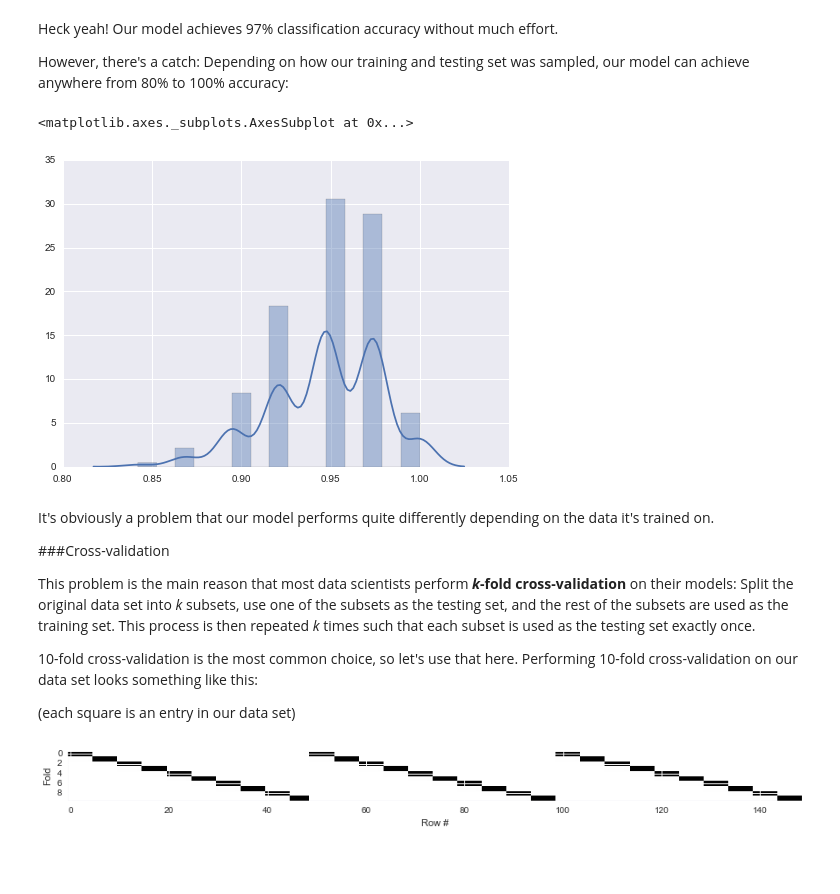
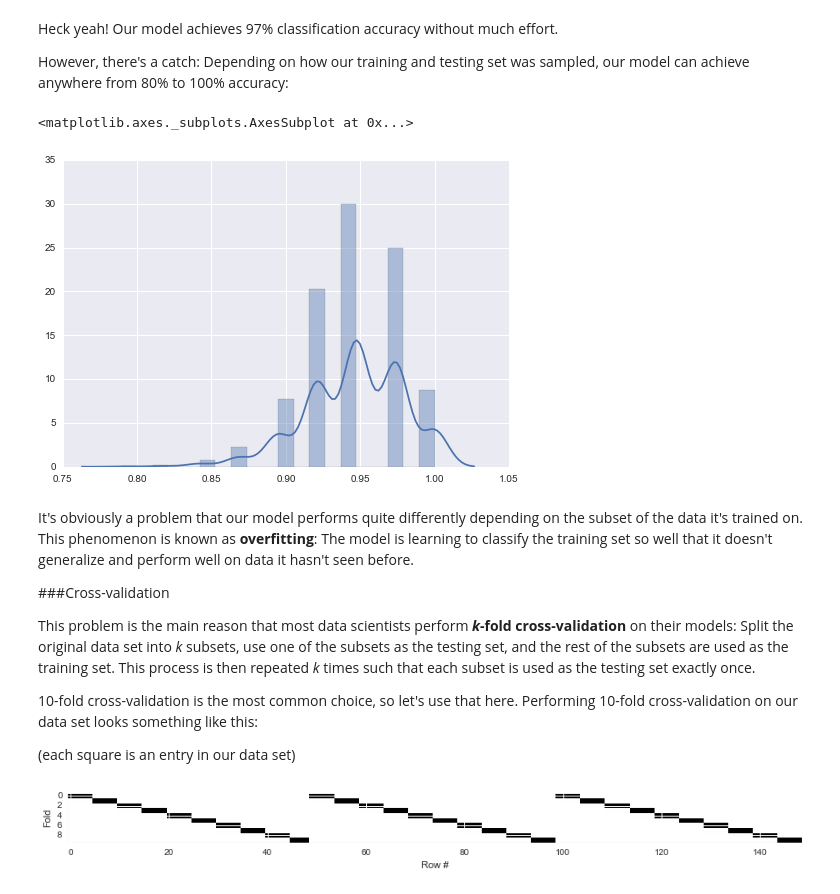
Before and after one commit to rhiever/Data-Analysis-and-Machine-Learning-Projects, a Jupyter notebook: example-data-science-notebook/Example Machine Learning Notebook.ipynb, the cells around one changed output. Cells and saved outputs as stored; diff of their text form; code cells hidden in the pictures; blank space fills up the shorter version.

```diff
--- a/example-data-science-notebook/Example Machine Learning Notebook.ipynb
+++ b/example-data-science-notebook/Example Machine Learning Notebook.ipynb
@@ -470,14 +470,14 @@ There are several random forest classifier [parameters](http://scikit-learn.org/
 # %%
-from sklearn.ensemble import RandomForestClassifier
+from sklearn.tree import DecisionTreeClassifier
 
 # Create the classifier
-random_forest_classifier = RandomForestClassifier(n_estimators=10)
+decision_tree_classifier = DecisionTreeClassifier()
 
 # Train the classifier on the training set
-random_forest_classifier.fit(training_inputs, training_classes)
+decision_tree_classifier.fit(training_inputs, training_classes)
 
 # Validate the classifier on the testing set using classification accuracy
-random_forest_classifier.score(testing_inputs, testing_classes)
+decision_tree_classifier.score(testing_inputs, testing_classes)
 # %% [output]
 0.97368421052631582
 # %% [markdown]
@@ -487,23 +487,23 @@ However, there's a catch: Depending on how our training and testing set was samp
 # %%
 model_accuracies = []
 
 for repetition in range(1000):
     (training_inputs,
      testing_inputs,
      training_classes,
      testing_classes) = train_test_split(all_inputs, all_classes, train_size=0.75)
 
-    random_forest_classifier = RandomForestClassifier(n_estimators=10)
-    random_forest_classifier.fit(training_inputs, training_classes)
-    classifier_accuracy = random_forest_classifier.score(testing_inputs, testing_classes)
+    decision_tree_classifier = DecisionTreeClassifier()
+    decision_tree_classifier.fit(training_inputs, training_classes)
+    classifier_accuracy = decision_tree_classifier.score(testing_inputs, testing_classes)
     model_accuracies.append(classifier_accuracy)
 
 sb.distplot(model_accuracies)
 # %% [output]
 <matplotlib.axes._subplots.AxesSubplot at 0x...>
-[figure, old version]
+[figure, new version]
 # %% [markdown]
-It's obviously a problem that our model performs quite differently depending on the data it's trained on.
+It's obviously a problem that our model performs quite differently depending on the subset of the data it's trained on. This phenomenon is known as **overfitting**: The model is learning to classify the training set so well that it doesn't generalize and perform well on data it hasn't seen before.
 
 ###Cross-validation
 
```
Also changed, not shown: parts of 26 cells of this notebook, 2 other files.
